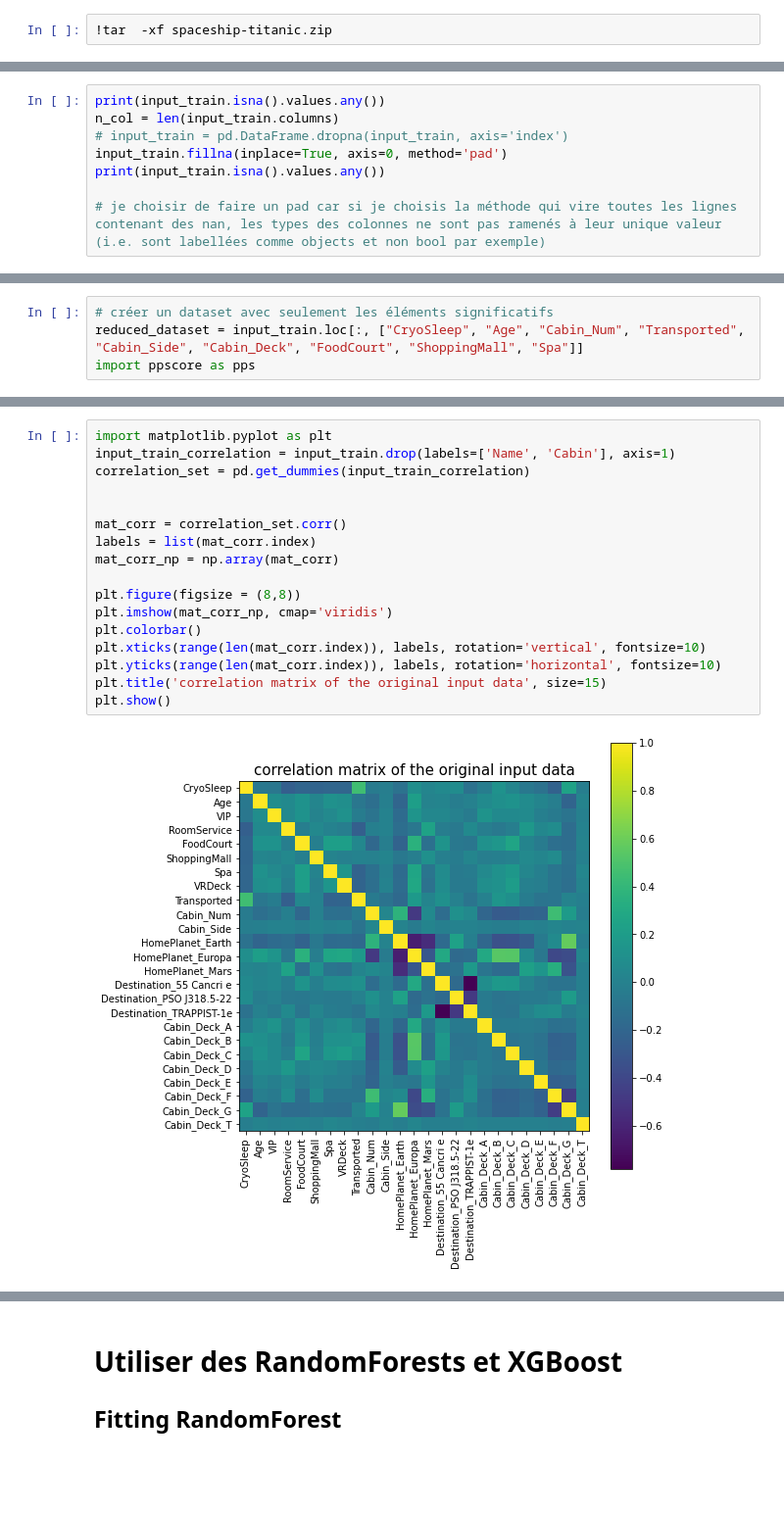
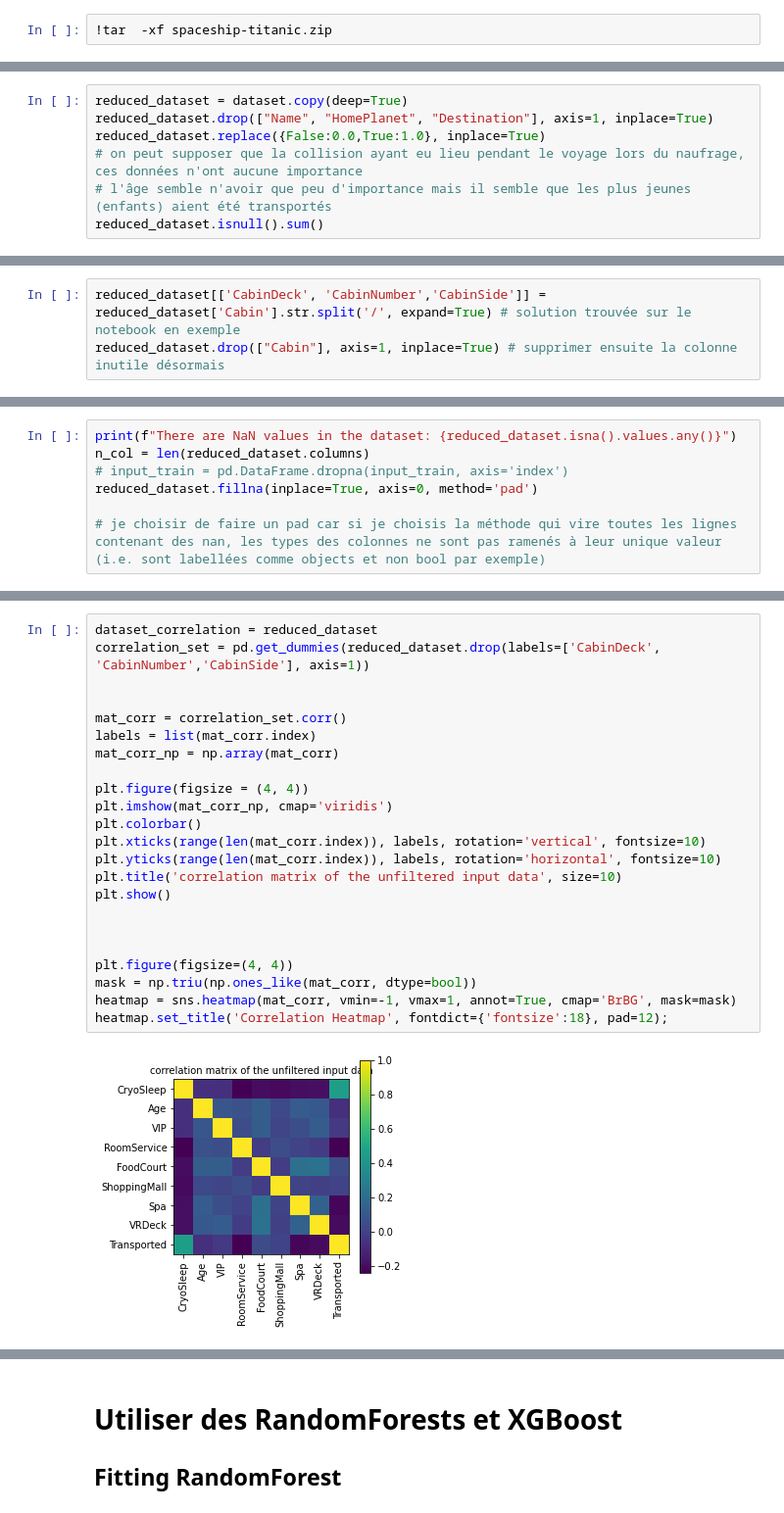
Before and after one commit to MatthiasPersonnaz/Kaggle_Projects, a Jupyter notebook: Spaceship Titanic/Spaceship_Titanic.ipynb, the cells around one changed output, grey strips where cells are left out. Shown at 98% size. Drawn from its saved outputs; the diff is of its cells as text; blank space fills up the shorter version.

```diff
--- a/Spaceship Titanic/Spaceship_Titanic.ipynb
+++ b/Spaceship Titanic/Spaceship_Titanic.ipynb
@@ -28,0 +86,7 @@ input_train
+# %%
+reduced_dataset = dataset.copy(deep=True)
+reduced_dataset.drop(["Name", "HomePlanet", "Destination"], axis=1, inplace=True)
+reduced_dataset.replace({False:0.0,True:1.0}, inplace=True)
+# on peut supposer que la collision ayant eu lieu pendant le voyage lors du naufrage, ces données n'ont aucune importance
+# l'âge semble n'avoir que peu d'importance mais il semble que les plus jeunes (enfants) aient été transportés
+reduced_dataset.isnull().sum()
@@ -28,0 +128,3 @@ input_train
+# %%
+reduced_dataset[['CabinDeck', 'CabinNumber','CabinSide']] = reduced_dataset['Cabin'].str.split('/', expand=True) # solution trouvée sur le notebook en exemple
+reduced_dataset.drop(["Cabin"], axis=1, inplace=True) # supprimer ensuite la colonne inutile désormais
@@ -31,9 +155,8 @@ input_train
 # %%
-print(input_train.isna().values.any())
-n_col = len(input_train.columns)
+print(f"There are NaN values in the dataset: {reduced_dataset.isna().values.any()}")
+n_col = len(reduced_dataset.columns)
 # input_train = pd.DataFrame.dropna(input_train, axis='index')
-input_train.fillna(inplace=True, axis=0, method='pad')
-print(input_train.isna().values.any())
+reduced_dataset.fillna(inplace=True, axis=0, method='pad')
 
 # je choisir de faire un pad car si je choisis la méthode qui vire toutes les lignes contenant des nan, les types des colonnes ne sont pas ramenés à leur unique valeur (i.e. sont labellées comme objects et non bool par exemple)
 # %% [output]
@@ -122,4 +163,0 @@ train_labels = input_train.loc[:,"Transported"]
-# %%
-# créer un dataset avec seulement les éléments significatifs
-reduced_dataset = input_train.loc[:, ["CryoSleep", "Age", "Cabin_Num", "Transported", "Cabin_Side", "Cabin_Deck", "FoodCourt", "ShoppingMall", "Spa"]]
-import ppscore as pps
@@ -179,19 +198,25 @@ pps_corr_matrix
 # %%
-import matplotlib.pyplot as plt
-input_train_correlation = input_train.drop(labels=['Name', 'Cabin'], axis=1)
-correlation_set = pd.get_dummies(input_train_correlation)
+dataset_correlation = reduced_dataset
+correlation_set = pd.get_dummies(reduced_dataset.drop(labels=['CabinDeck', 'CabinNumber','CabinSide'], axis=1))
 
 
 mat_corr = correlation_set.corr()
 labels = list(mat_corr.index)
 mat_corr_np = np.array(mat_corr)
 
-plt.figure(figsize = (8,8))
+plt.figure(figsize = (4, 4))
 plt.imshow(mat_corr_np, cmap='viridis')
 plt.colorbar()
 plt.xticks(range(len(mat_corr.index)), labels, rotation='vertical', fontsize=10)
 plt.yticks(range(len(mat_corr.index)), labels, rotation='horizontal', fontsize=10)
-plt.title('correlation matrix of the original input data', size=15)
+plt.title('correlation matrix of the unfiltered input data', size=10)
 plt.show()
+
+
+
+plt.figure(figsize=(4, 4))
+mask = np.triu(np.ones_like(mat_corr, dtype=bool))
+heatmap = sns.heatmap(mat_corr, vmin=-1, vmax=1, annot=True, cmap='BrBG', mask=mask)
+heatmap.set_title('Correlation Heatmap', fontdict={'fontsize':18}, pad=12);
 # %% [output]
-[figure, old version]
+[figure, new version]
```
Also changed, not shown: parts of 64 cells of this notebook.
